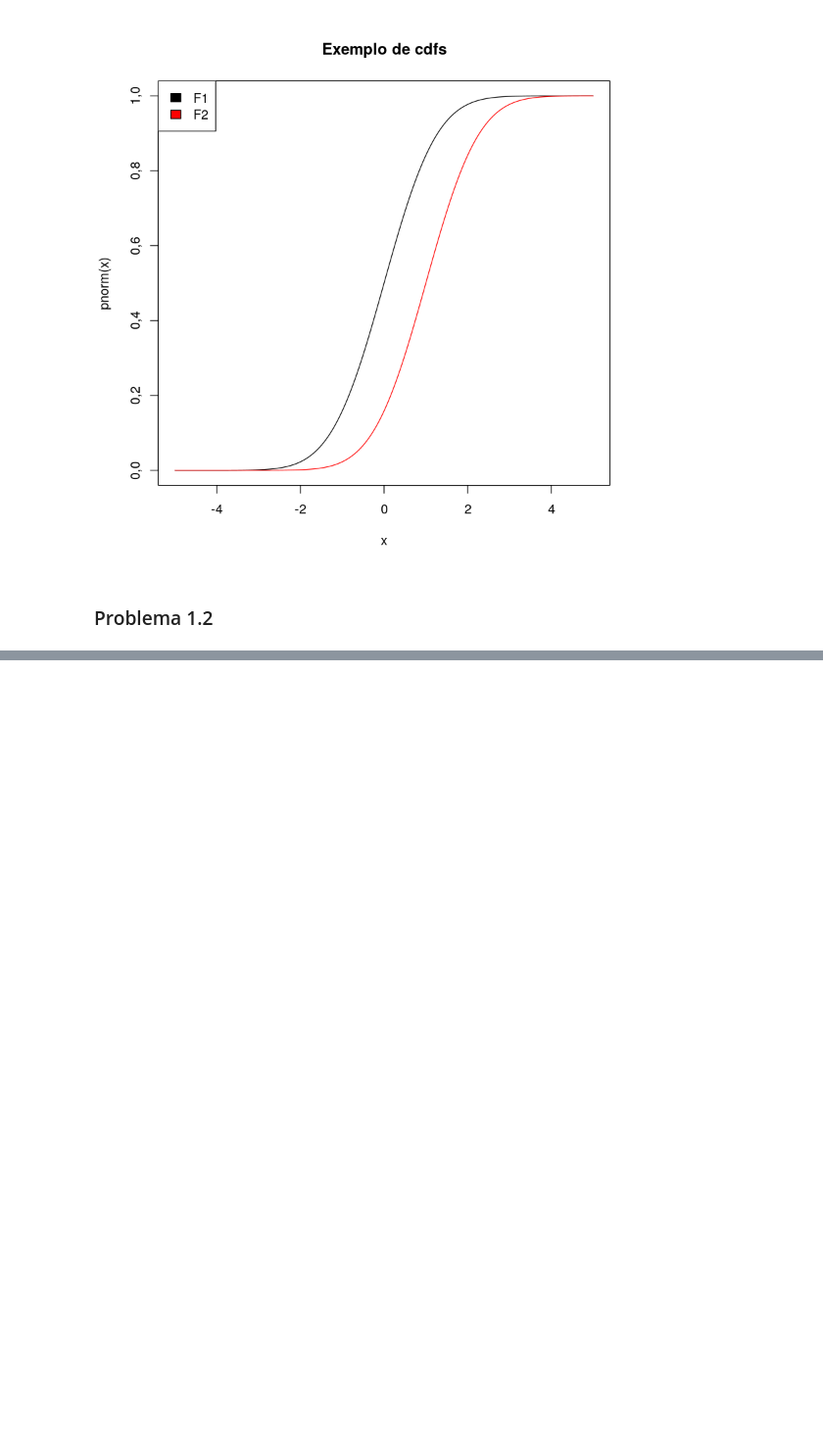
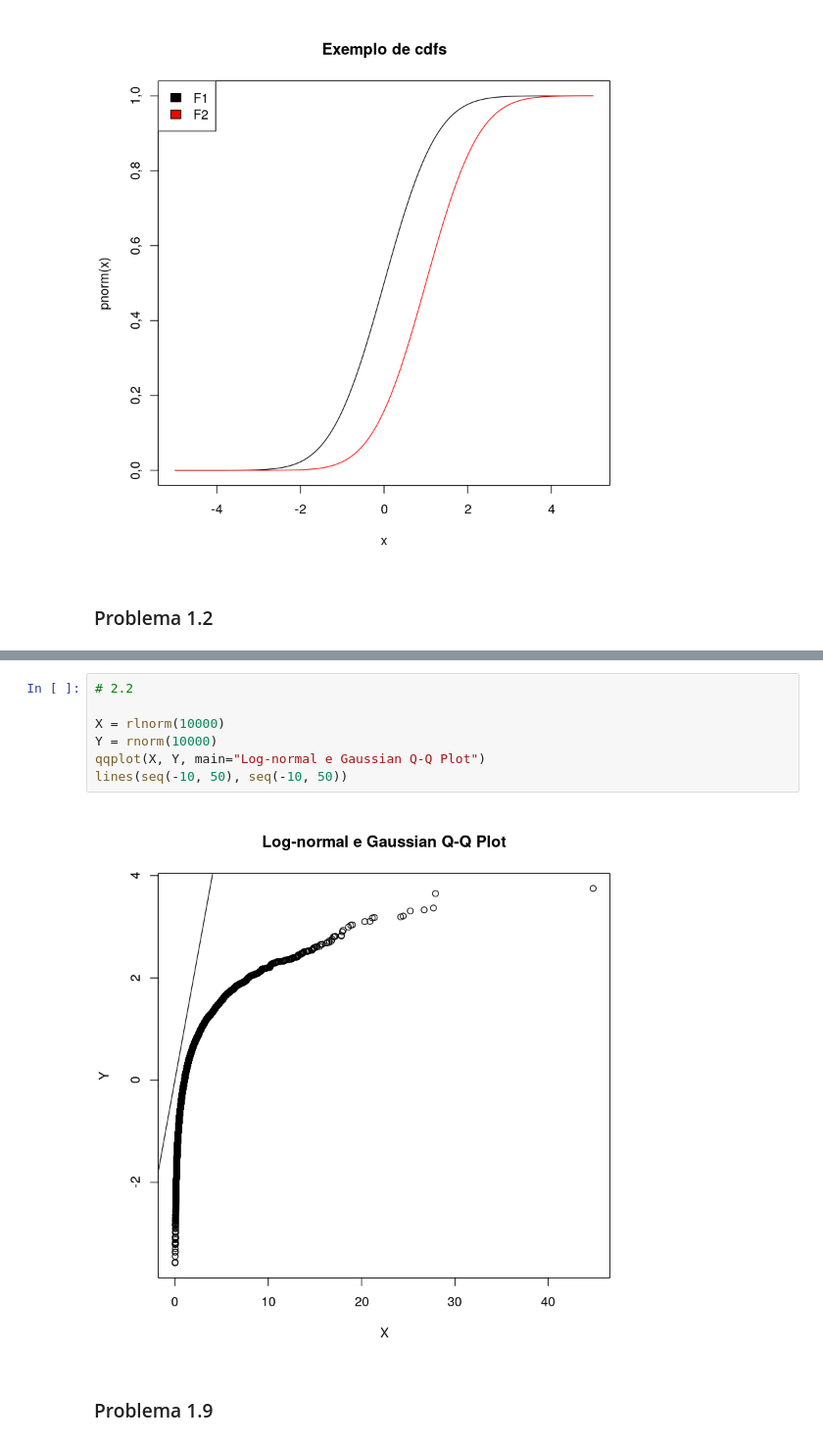
Before and after one commit to lucasresck/Quantitative-Finance, a Jupyter notebook: list_1.ipynb, the cells around one changed output, grey strips where cells are left out. Shown at 98% size. Saved outputs shown, nothing was run; the diff lists cells and outputs as text; blank space fills up the shorter version.

```diff
--- a/list_1.ipynb
+++ b/list_1.ipynb
@@ -58,0 +87,11 @@ legend("topright", c("Exponencial", "Kernel density estimate"), fill=c(1, 2))
+# %%
+# 2.2
+
+X = rlnorm(10000)
+Y = rnorm(10000)
+qqplot(X, Y, main="Log-normal e Gaussian Q-Q Plot")
+lines(seq(-10, 50), seq(-10, 50))
+# %% [output]
+[figure, added]
+# %% [markdown]
+### Problema 1.9
```
Also changed, not shown: parts of 13 cells of this notebook.
